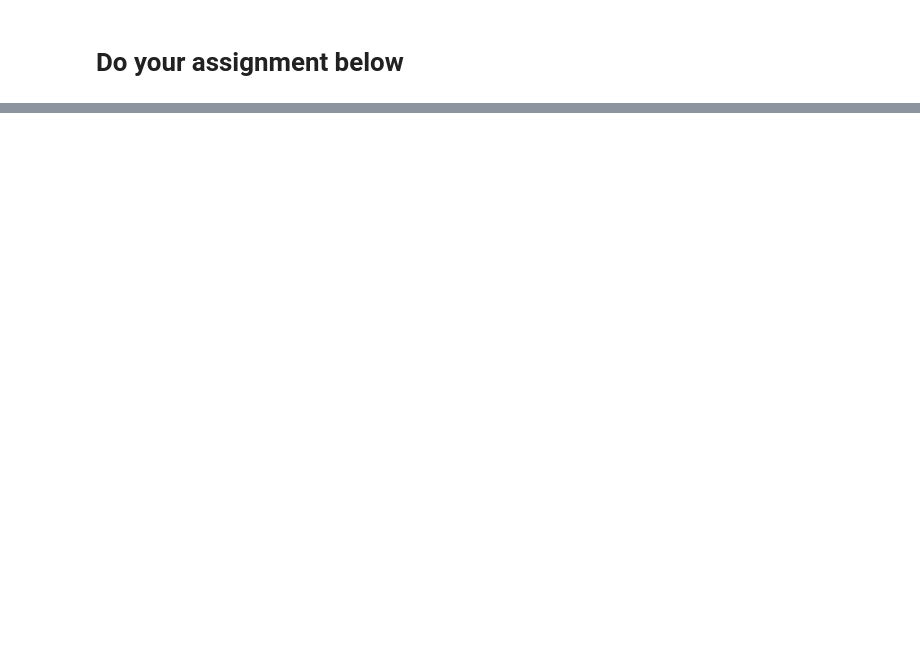
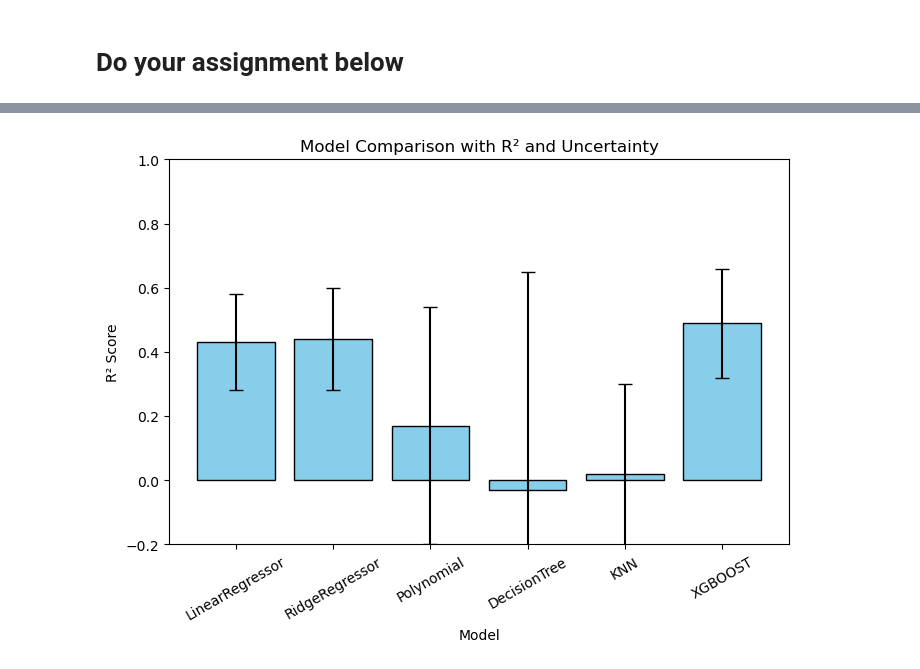
Before and after one commit to stevenayoub/Drug_computing, a Jupyter notebook: uci-pharmsci/assignments/solubility/physprops_solubility.ipynb, the cells around one changed output, grey strips where cells are left out. Saved outputs shown, nothing was run; the diff lists cells and outputs as text; code cells hidden in the pictures; blank space fills up the shorter version.

```diff
--- a/uci-pharmsci/assignments/solubility/physprops_solubility.ipynb
+++ b/uci-pharmsci/assignments/solubility/physprops_solubility.ipynb
@@ -596,0 +1428,17 @@ For mw+hydration model test, Kendall tau is 0.37, RMS error is 2.61, and Rsquare
+# %%
+from sklearn.model_selection import cross_val_score
+import numpy as np
+
+# 5-fold cross-validation
+cv_scores = cross_val_score(knn_model, X, Y, cv=5, scoring='r2')
+print("Cross-validated R² scores:", cv_scores)
+print("Mean R²:", np.mean(cv_scores))
+
+# Compute mean and standard deviation of R² scores
+mean_r2 = np.mean(cv_scores)
+std_r2 = np.std(cv_scores)
+confidence_interval = 1.96 * (std_r2 / np.sqrt(k))
+
+R_squard_results['Model'].append('KNN')
+R_squard_results['R^2'].append(round(np.mean(cv_scores),2))
+R_squard_results['Uncertainity'].append(confidence_interval)
@@ -596,0 +1512,3 @@ For mw+hydration model test, Kendall tau is 0.37, RMS error is 2.61, and Rsquare
+# %%
+R_squard_results_df = pd.DataFrame(R_squard_results)
+R_squard_results_df
@@ -596,0 +1523,22 @@ For mw+hydration model test, Kendall tau is 0.37, RMS error is 2.61, and Rsquare
+# %%
+# Updated Data
+models = R_squard_results_df["Model"]
+r2_scores = R_squard_results_df["R^2"]
+uncertainties = R_squard_results_df["Uncertainity"].round(2)
+
+
+# Create bar chart
+plt.figure(figsize=(8, 5))
+plt.bar(models, r2_scores, yerr=uncertainties, capsize=5, color='skyblue', edgecolor='black')
+
+# Labels and title
+plt.xlabel("Model")
+plt.ylabel("R² Score")
+plt.title("Model Comparison with R² and Uncertainty")
+plt.xticks(rotation=30)
+plt.ylim(-0.2, 1)  # Adjust y-axis to ensure all bars and error bars are fully visible
+
+# Show plot
+plt.show()
+# %% [output]
+[figure, added]
```
Also changed, not shown: parts of 78 cells of this notebook, 1 other file.
